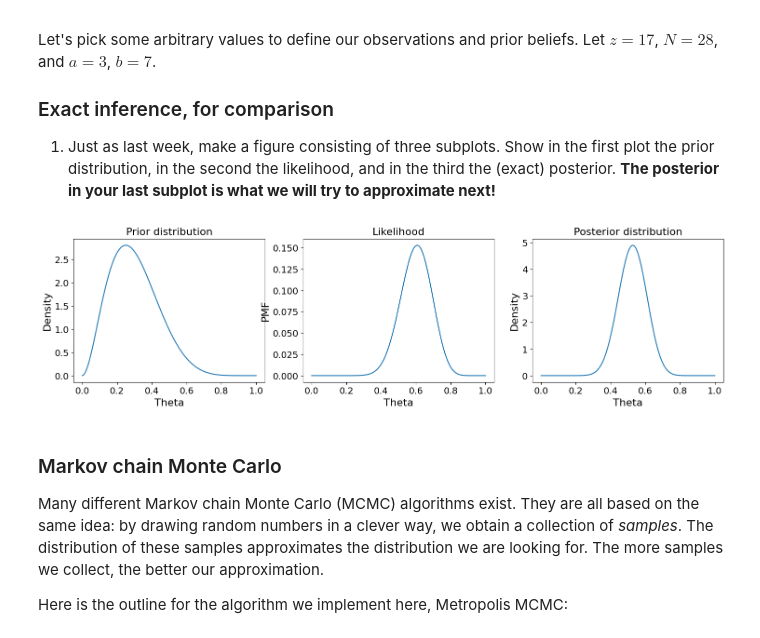
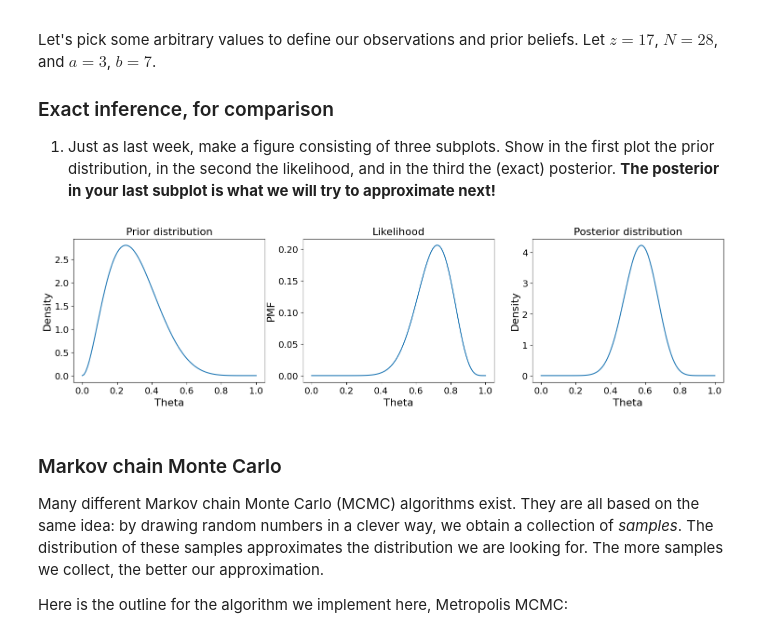
Before and after one commit to TimAvans/BayesianStatistics, a Jupyter notebook: TimJanssen_s1125701_BrittStoffels_s1054953_Assignment3.ipynb, the cells around one changed output. Drawn from its saved outputs; the diff is of its cells as text; code cells hidden in the pictures.

```diff
--- a/TimJanssen_s1125701_BrittStoffels_s1054953_Assignment3.ipynb
+++ b/TimJanssen_s1125701_BrittStoffels_s1054953_Assignment3.ipynb
@@ -61,7 +61,7 @@ plt.rc('legend', fontsize=16)   # legend fontsize
 plt.rc('figure', titlesize=16)  # fontsize of the figure title
 plt.rc('figure', titlesize=16)  # fontsize of the figure title
 
-z, N = 17, 28
+z, N = 13, 18
 a, b = 3, 7
 
 fig, axes = plt.subplots(nrows=1, ncols=3, figsize=(18, 4), sharex=False, constrained_layout=False)
@@ -70,34 +70,34 @@ theta_values = np.linspace(0, 1, num=100)
 def prior():
     return beta.pdf(theta_values, a, b)
 
 def likelihood():
     return binom.pmf(z, N, theta_values)
 
 def posterior():
     return beta.pdf(theta_values, a + z, b + N - z)
 
 axes[0].plot(theta_values, prior(), label=f'Beta(a={a}, b={b})')
 axes[0].set_title('Prior distribution')
 axes[0].set_xlabel('Theta')
 axes[0].set_ylabel('Density')
 axes[0].set_xticks(np.arange(0, 1.01, 0.2))
 
 axes[1].plot(theta_values, likelihood(), label=f'Binomial(N={N}, z={z})')
 axes[1].set_title('Likelihood')
 axes[1].set_xlabel('Theta')
 axes[1].set_ylabel('PMF')
 axes[1].set_xticks(np.arange(0, 1.01, 0.2))
 
 
 axes[2].plot(theta_values, posterior(), label=f'Beta(a={a+z}, b={b+N-z})')
 axes[2].set_title('Posterior distribution')
 axes[2].set_xlabel('Theta')
 axes[2].set_ylabel('Density')
 axes[2].set_xticks(np.arange(0, 1.01, 0.2))
 
 plt.show()
 # %% [output]
-[figure, old version]
+[figure, new version]
 # %% [markdown]
 ### Markov chain Monte Carlo
 
```
Also changed, not shown: parts of 3 cells of this notebook.
